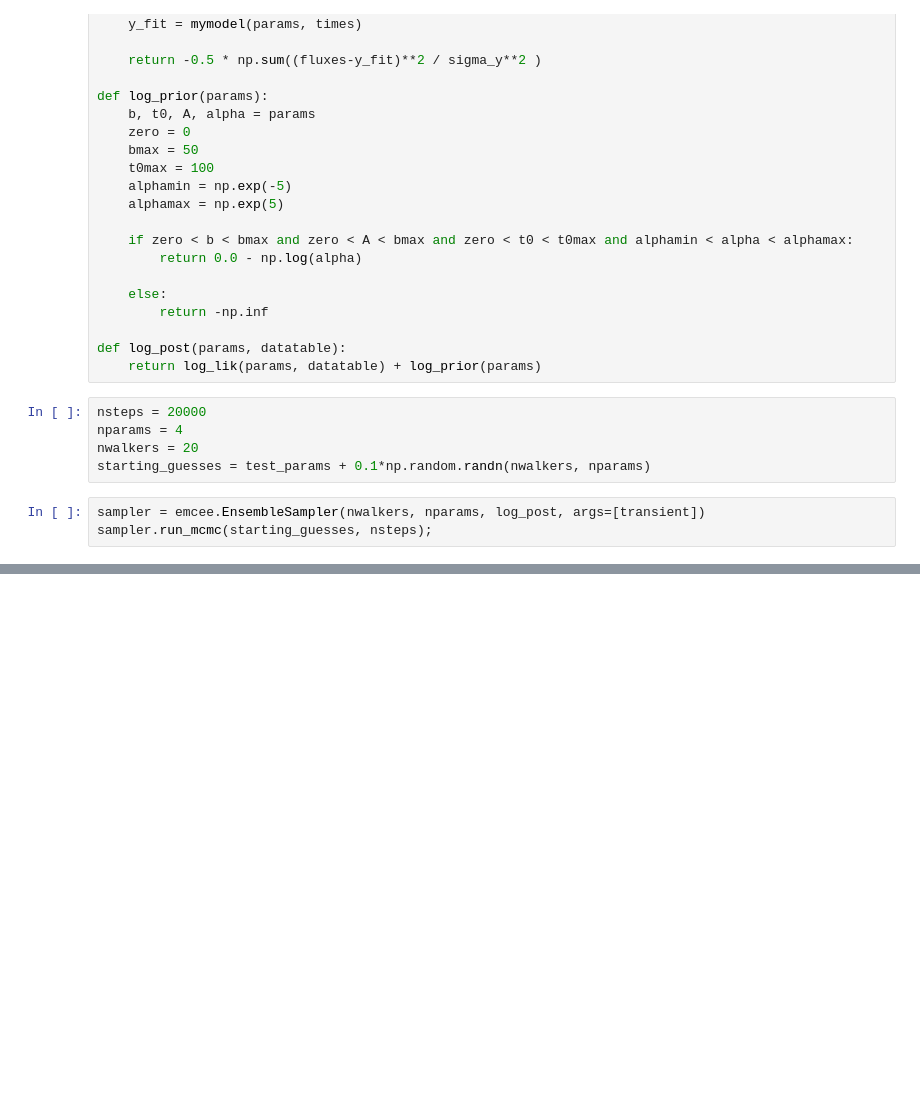
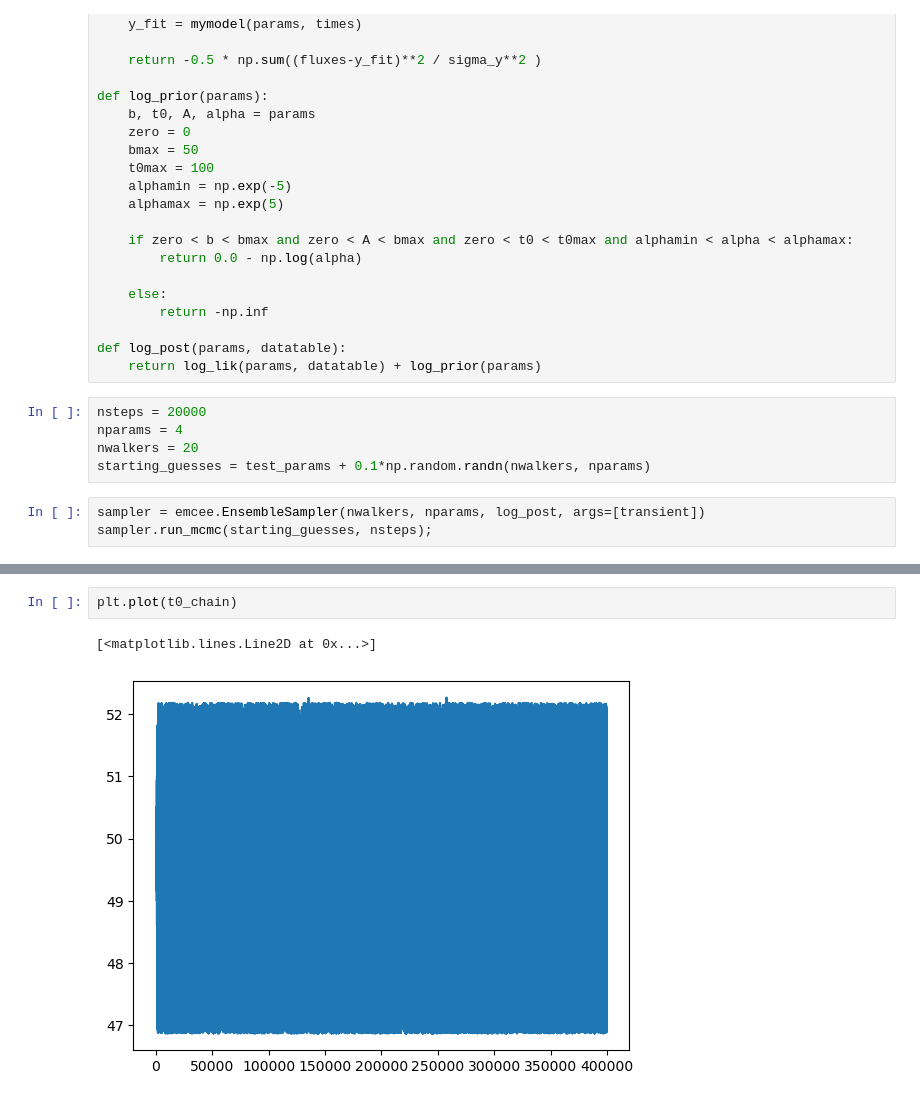
Before and after one commit to JacopoPerri/astrostatistics_bicocca_2026, a Jupyter notebook: working/transients.ipynb, the cells around one changed output, grey strips where cells are left out. Saved outputs shown, nothing was run; the diff lists cells and outputs as text; blank space fills up the shorter version.

```diff
--- a/working/transients.ipynb
+++ b/working/transients.ipynb
@@ -66,0 +78,5 @@ print(tau)
+# %%
+plt.plot(t0_chain)
+# %% [output]
+[<matplotlib.lines.Line2D at 0x...>]
+[figure, added]
```
Also changed, not shown: parts of 10 cells of this notebook.
